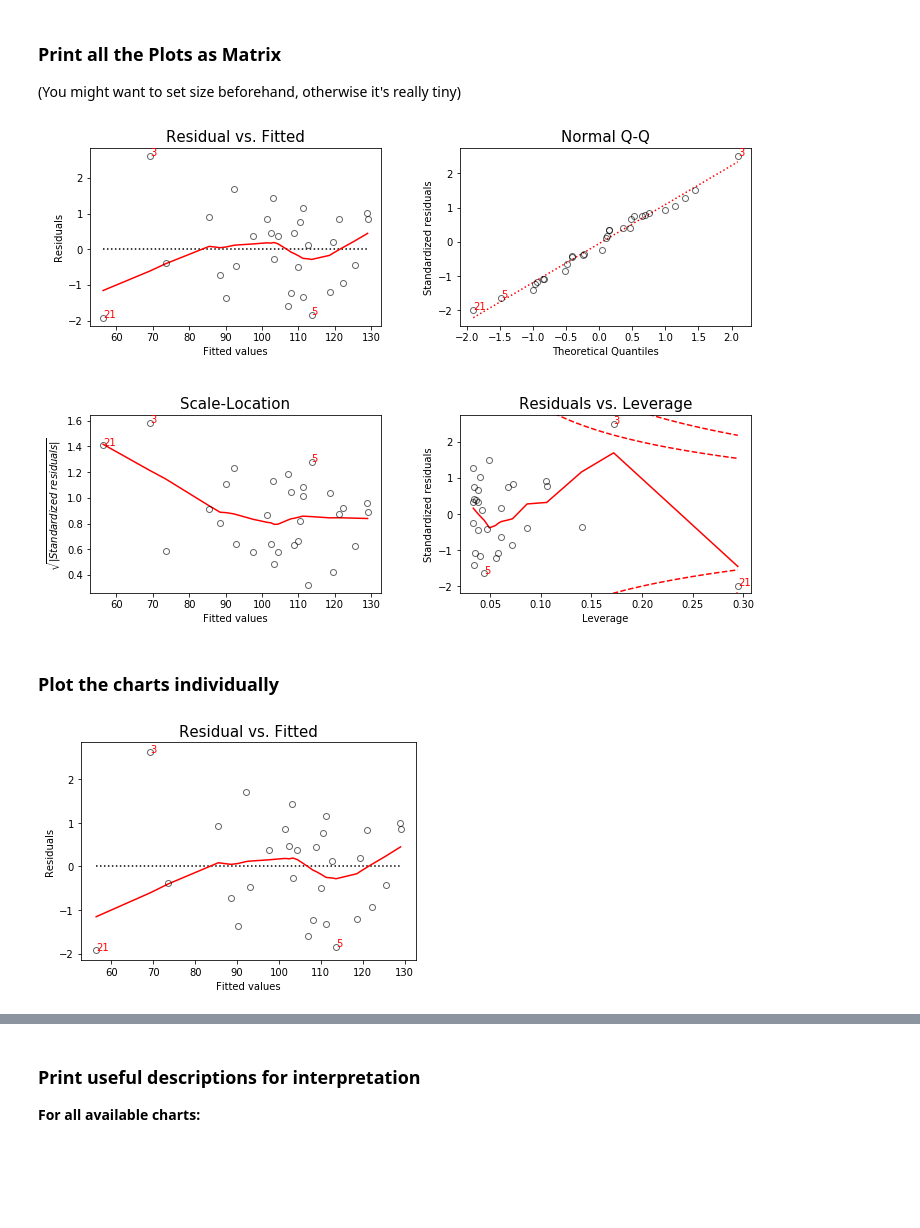
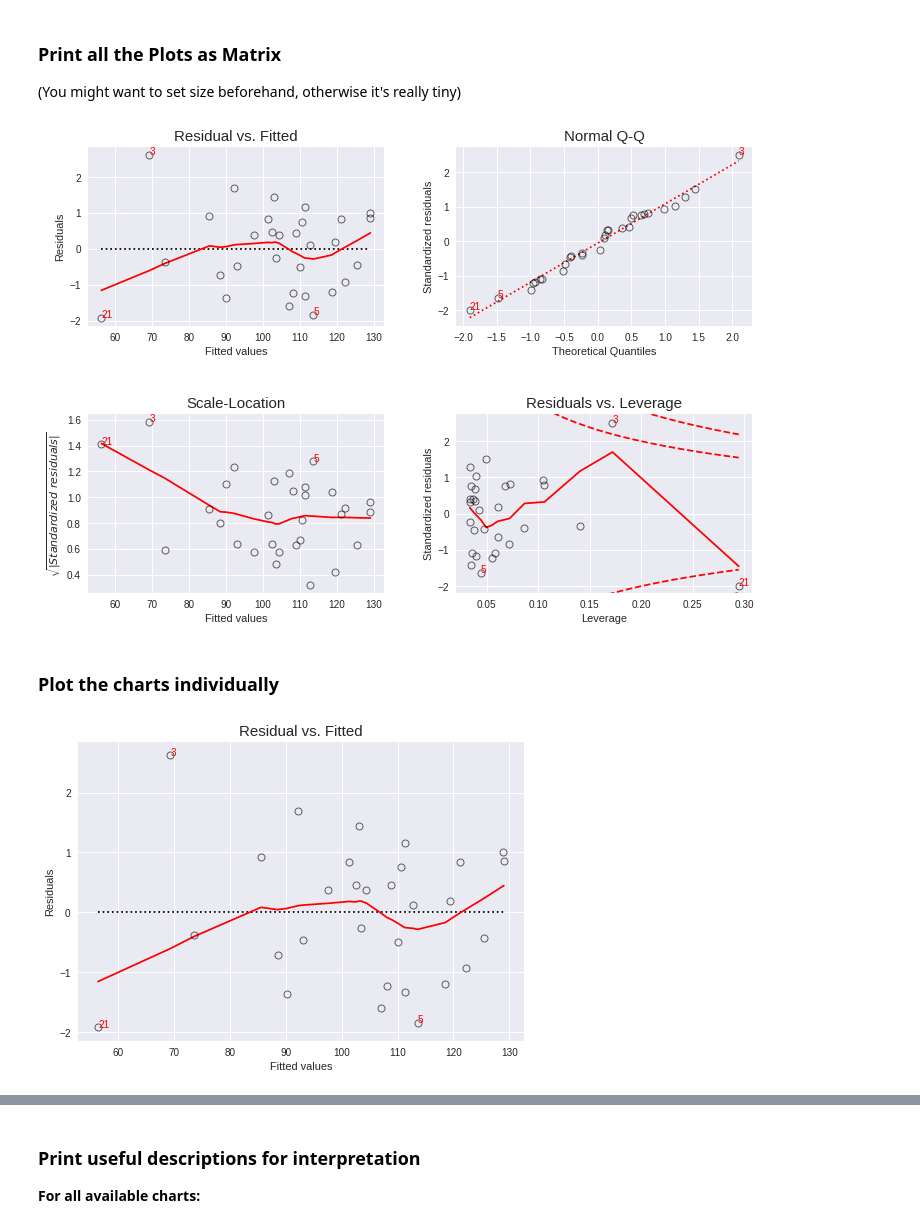
Before and after one commit to dynobo/lmdiag, a Jupyter notebook: example.ipynb, the cells around one changed output, grey strips where cells are left out. Drawn from its saved outputs; the diff is of its cells as text; code cells hidden in the pictures; blank space fills up the shorter version.

```diff
--- a/example.ipynb
+++ b/example.ipynb
@@ -20,16 +20,17 @@ lm = sm.OLS(response, X).fit()
 ### Print all the Plots as Matrix
 (You might want to set size beforehand, otherwise it's really tiny)
 # %%
+plt.style.use('seaborn')
 plt.figure(figsize=(10,7))
 lmdiag.plot(lm);
 # %% [output]
-[figure, old version]
+[figure, new version]
 # %% [markdown]
 ### Plot the charts individually
 # %%
 lmdiag.resid_fit(lm);
 # %% [output]
-[figure, old version]
+[figure, new version]
 # %%
 lmdiag.q_q(lm);
 # %% [output]
```
Also changed, not shown: parts of 3 cells of this notebook, 3 other files.
